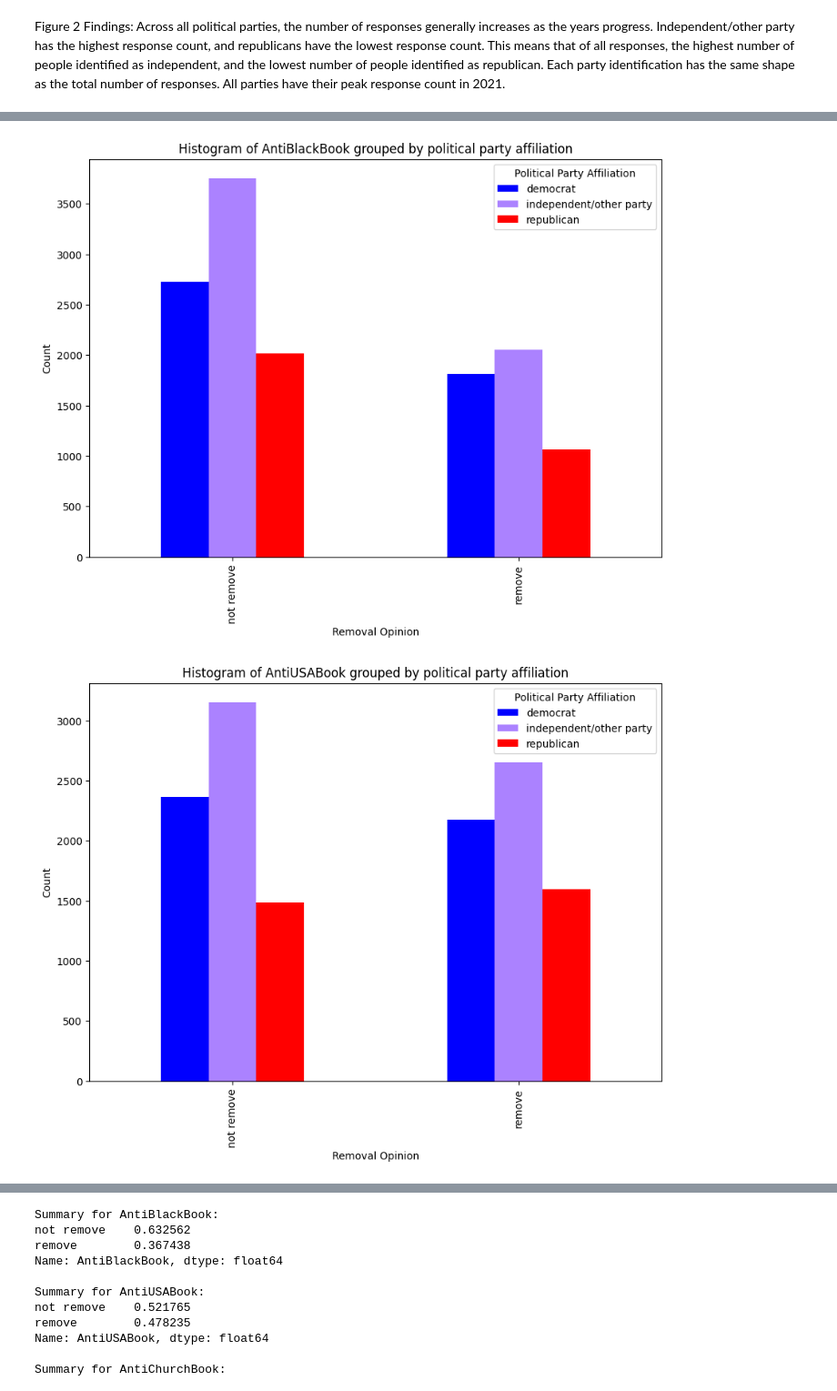
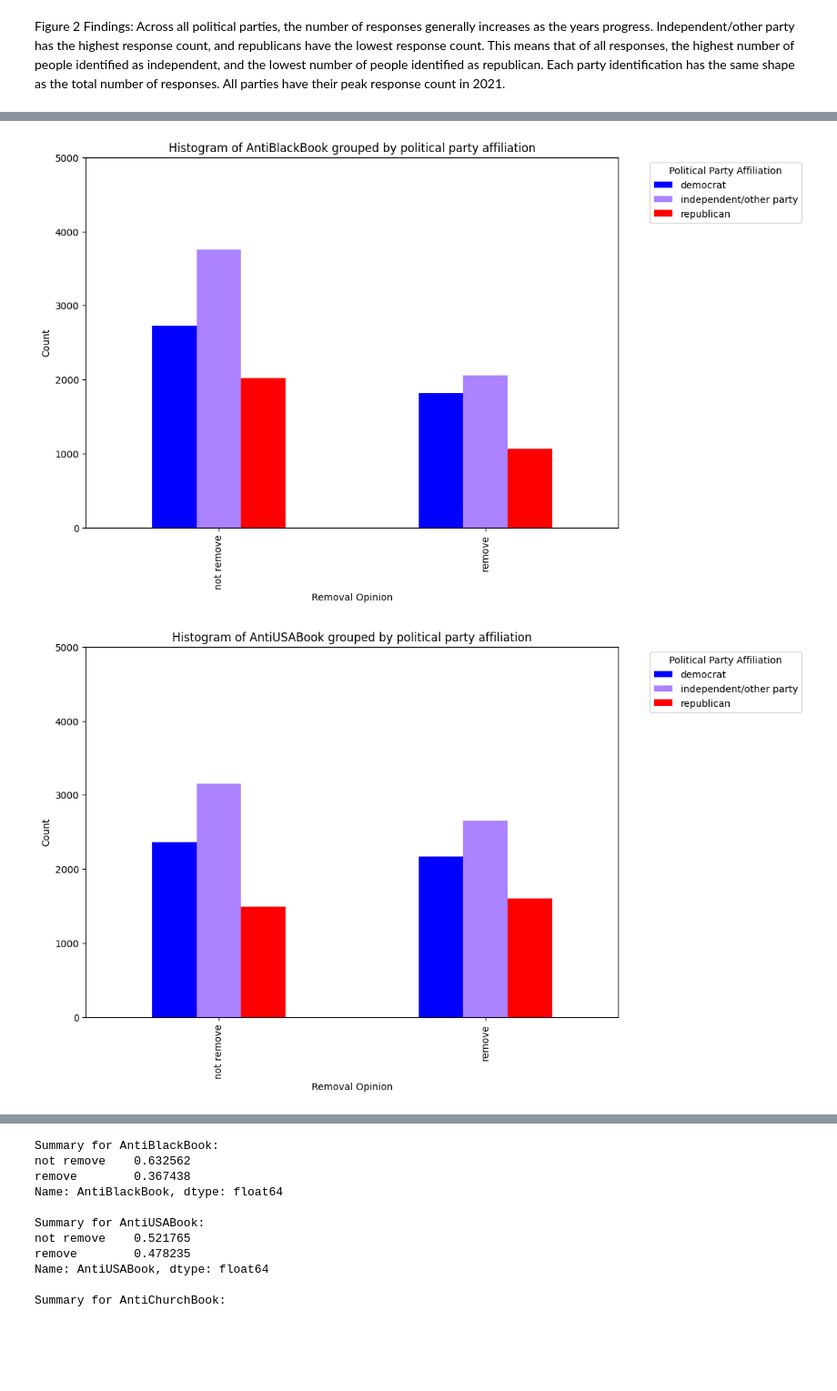
Before and after one commit to manaswinit26/group19, a Jupyter notebook: lab1 (1).ipynb, the cells around one changed output, grey strips where cells are left out. Shown at 91% size. Cells and saved outputs as stored; diff of their text form; code cells hidden in the pictures; blank space fills up the shorter version.

```diff
--- a/lab1 (1).ipynb
+++ b/lab1 (1).ipynb
@@ -363,20 +384,29 @@ Figure 3 Findings: This summary table provides a deeper look into the counts of
 # %%
+# each column as a separate plot
 columns_to_plot = ['AntiBlackBook', 'AntiUSABook', 'AntiChurchBook']
+# setting colors
 color_mapping = {'democrat': 'blue', 'independent/other party': '#AB82FF', 'republican': 'red'}
 
+# making the same graph for each column (book type)
 for col in columns_to_plot:
-    cross = pd.crosstab(org_party_church_race_religion[col], org_party_church_race_religion['party_grouped'])
+    cross = pd.crosstab(org_party_church_race_religion[col], org_party_church_race_religion['party_grouped']) # cross tab
 
     # Create the bar plot with custom colors
     cross.plot(kind='bar', stacked=False, figsize=(10, 7, ), color=[color_mapping[level] for level in cross.columns])
 
+    # title
     plt.title(f'Histogram of {col} grouped by political party affiliation')
+    # y axis
     plt.ylabel('Count')
+    # x axis
     plt.xlabel("Removal Opinion")
-    plt.legend(title='Political Party Affiliation')
+    # legend and moving it outside the plot
+    plt.legend(title='Political Party Affiliation', bbox_to_anchor=(1.05, 1), loc='upper left')
+    # setting y scale to be consistent across all plots
+    plt.ylim(0, 5000)
     plt.show()
 
     # Figure 4
 # %% [output]
-[figure, old version]
+[figure, new version]
-[figure, old version]
+[figure, new version]
```
Also changed, not shown: parts of 12 cells of this notebook.
